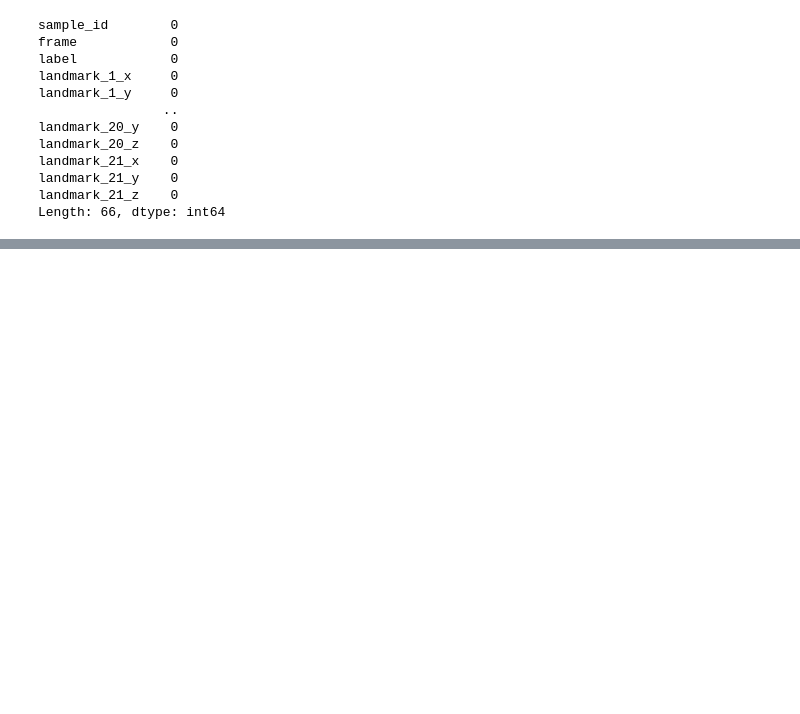
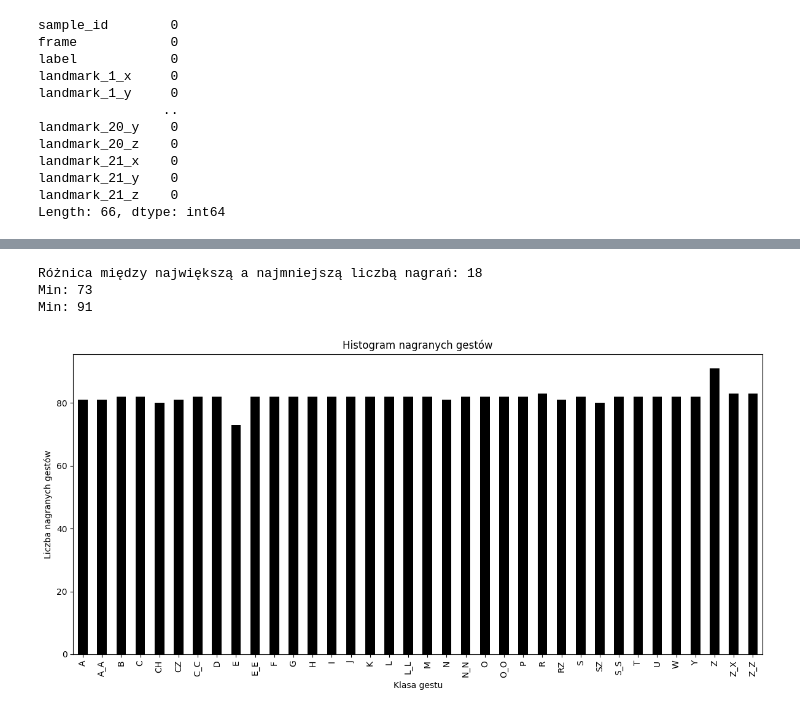
Before and after one commit to mikemachacky/project-pjm, a Jupyter notebook: dataset/full_dataset_analysis.ipynb, the cells around one changed output, grey strips where cells are left out. Cells and saved outputs as stored; diff of their text form; code cells hidden in the pictures; blank space fills up the shorter version.

```diff
--- a/dataset/full_dataset_analysis.ipynb
+++ b/dataset/full_dataset_analysis.ipynb
@@ -59,0 +98,28 @@ Length: 66, dtype: int64
+# %%
+roznica = gesture_counts_original.max() - gesture_counts_original.min()
+print(f"Różnica między największą a najmniejszą liczbą nagrań: {roznica}")
+print(f"Min: {gesture_counts_original.min()}")
+print(f"Min: {gesture_counts_original.max()}")
+# %% [output]
+Różnica między największą a najmniejszą liczbą nagrań: 18
+Min: 73
+Min: 91
+# %%
+import matplotlib.pyplot as plt
+
+# Liczba nagranych gestów (unikalne sample_id na klasę)
+gesture_counts_original = df.groupby("label")["sample_id"].nunique()
+
+# Histogram
+plt.figure(figsize=(12,6))
+gesture_counts_original.plot(kind="bar", color="black")
+
+plt.title("Histogram nagranych gestów", color="black")
+plt.xlabel("Klasa gestu")
+plt.ylabel("Liczba nagranych gestów")
+plt.xticks(rotation=90, color="black")
+plt.yticks(color="black")
+plt.tight_layout()
+plt.show()
+# %% [output]
+[figure, added]
```
Also changed, not shown: parts of 6 cells of this notebook, 24 other files.
